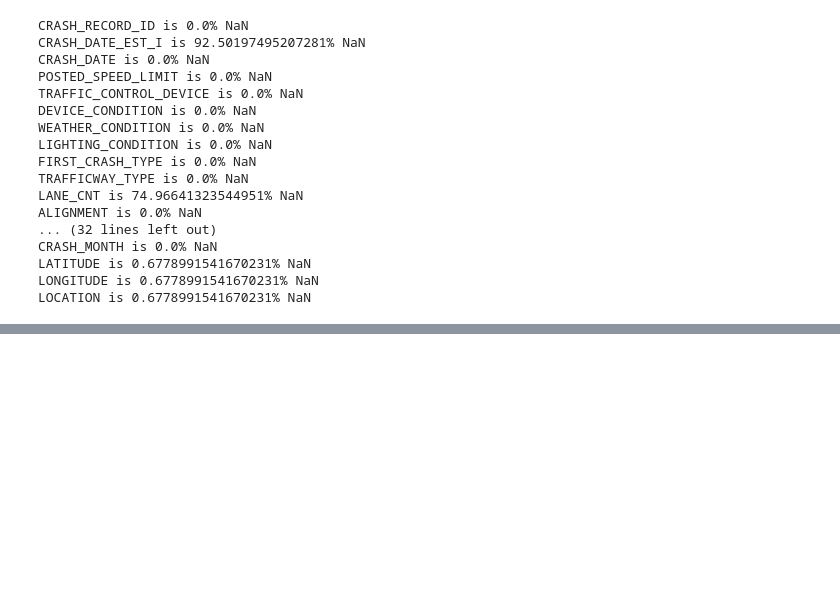
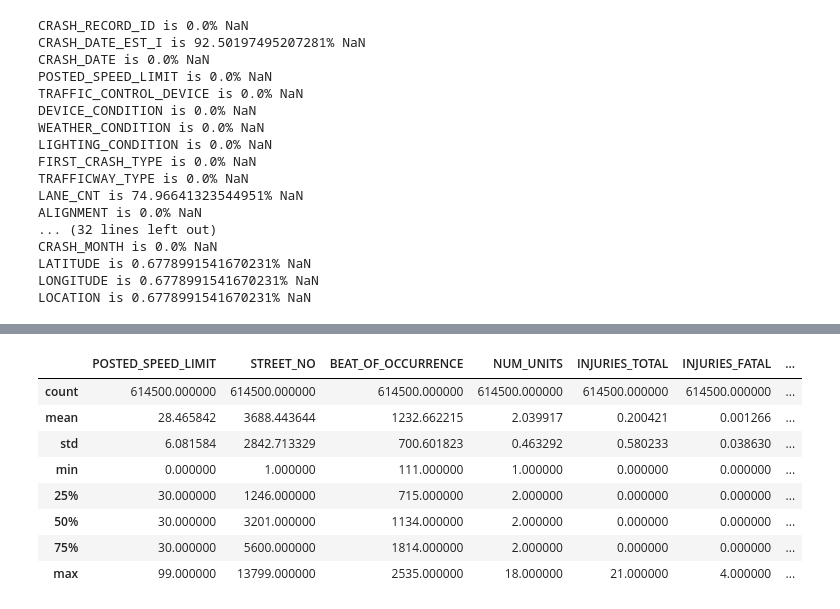
Before and after one commit to Sollen-R/DS400-Final, a Jupyter notebook: Notebooks/DS400 EDA.ipynb, the cells around one changed output, grey strips where cells are left out. Drawn from its saved outputs; the diff is of its cells as text; code cells hidden in the pictures; blank space fills up the shorter version.

```diff
--- a/Notebooks/DS400 EDA.ipynb
+++ b/Notebooks/DS400 EDA.ipynb
@@ -39,0 +50,26 @@ LOCATION is 0.6778991541670231% NaN
+# %%
+#Drop high NaN count columns
+dropcols = []
+for col in df:
+    if (df[col].isna().sum() / len(df[col])) > 0.6:
+        dropcols.append(col)
+df.drop(dropcols, axis='columns', inplace=True)
+# %%
+#Drop unnecessary columns
+df.drop(['CRASH_RECORD_ID', 'REPORT_TYPE', 'LOCATION'], axis='columns', inplace=True)
+# %%
+df.replace('UNKNOWN', np.nan, inplace=True)
+# %%
+df = df.dropna(axis='index').reset_index(drop=True)
+# %%
+df.describe()
+# %% [output]
+|  | POSTED_SPEED_LIMIT | STREET_NO | BEAT_OF_OCCURRENCE | NUM_UNITS | INJURIES_TOTAL | INJURIES_FATAL | ... |
+| count | 614500.000000 | 614500.000000 | 614500.000000 | 614500.000000 | 614500.000000 | 614500.000000 | ... |
+| mean | 28.465842 | 3688.443644 | 1232.662215 | 2.039917 | 0.200421 | 0.001266 | ... |
+| std | 6.081584 | 2842.713329 | 700.601823 | 0.463292 | 0.580233 | 0.038630 | ... |
+| min | 0.000000 | 1.000000 | 111.000000 | 1.000000 | 0.000000 | 0.000000 | ... |
+| 25% | 30.000000 | 1246.000000 | 715.000000 | 2.000000 | 0.000000 | 0.000000 | ... |
+| 50% | 30.000000 | 3201.000000 | 1134.000000 | 2.000000 | 0.000000 | 0.000000 | ... |
+| 75% | 30.000000 | 5600.000000 | 1814.000000 | 2.000000 | 0.000000 | 0.000000 | ... |
+| max | 99.000000 | 13799.000000 | 2535.000000 | 18.000000 | 21.000000 | 4.000000 | ... |
```
Also changed, not shown: parts of 7 cells of this notebook.
